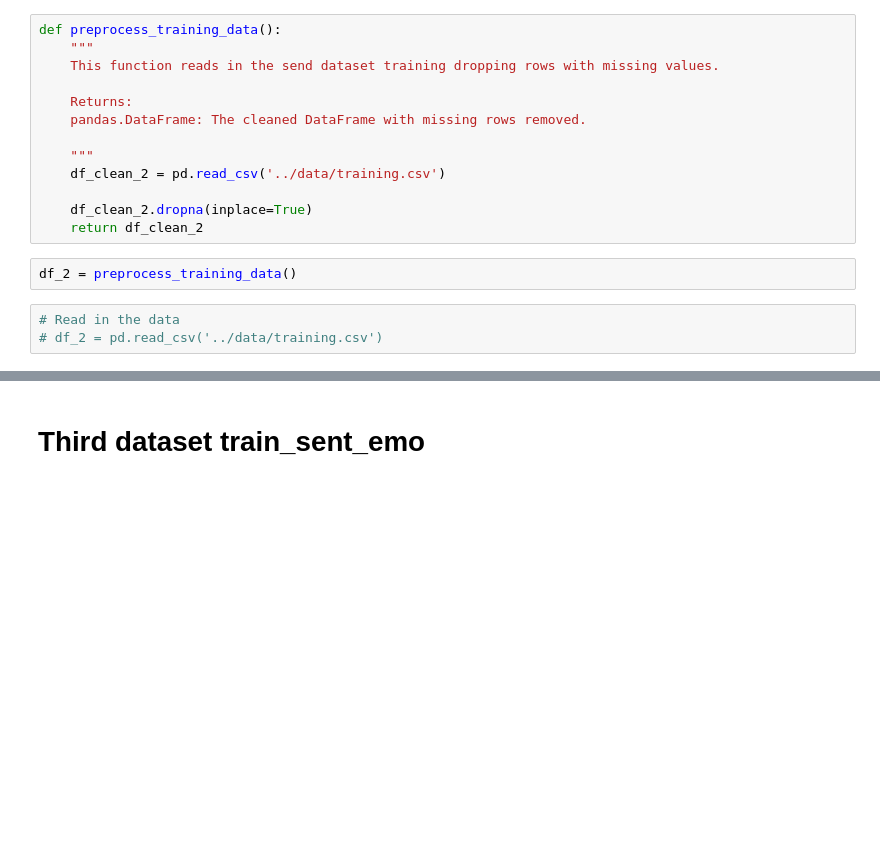
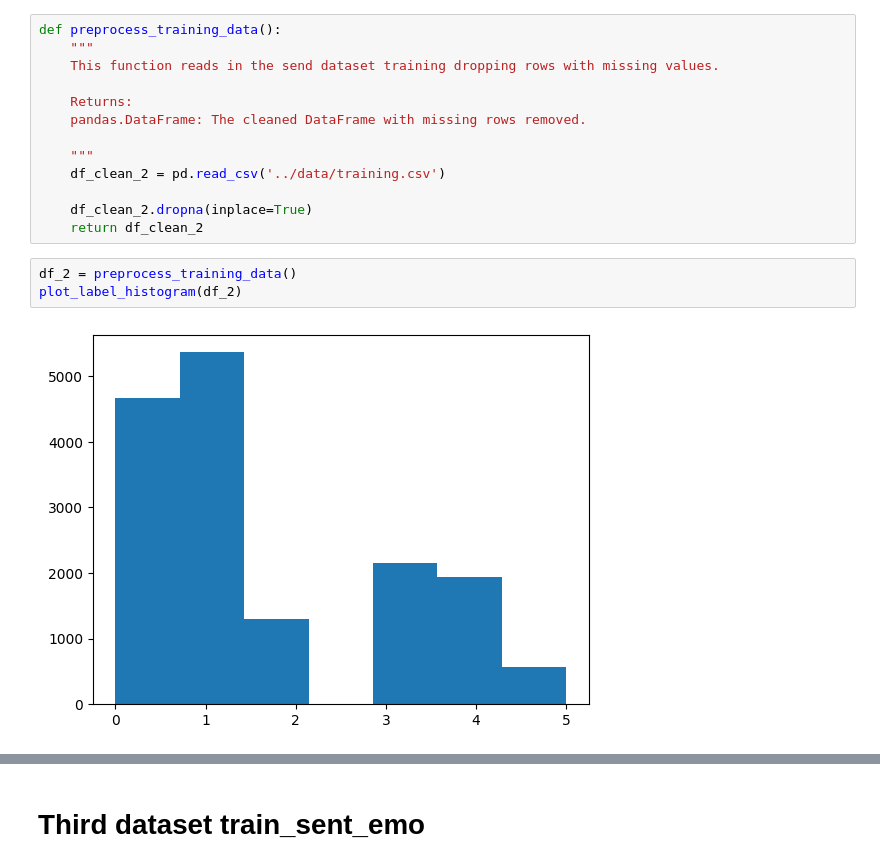
Before and after one commit to jcguerra10/SentimentRecognition, a Jupyter notebook: jupyter/data_join.ipynb, the cells around one changed output, grey strips where cells are left out. Cells and saved outputs as stored; diff of their text form; blank space fills up the shorter version.

```diff
--- a/jupyter/data_join.ipynb
+++ b/jupyter/data_join.ipynb
@@ -222,6 +142,6 @@ def preprocess_training_data():
     return df_clean_2
 # %%
 df_2 = preprocess_training_data()
+plot_label_histogram(df_2)
+# %% [output]
+[figure, added]
-# %%
-# Read in the data
-# df_2 = pd.read_csv('../data/training.csv')
```
Also changed, not shown: parts of 49 cells of this notebook.
